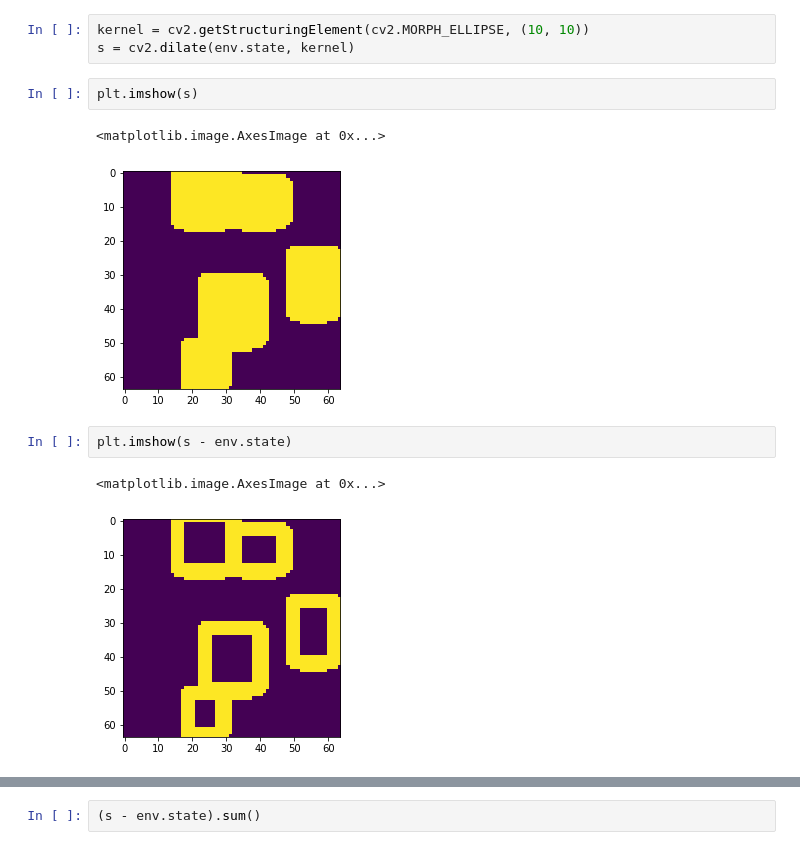
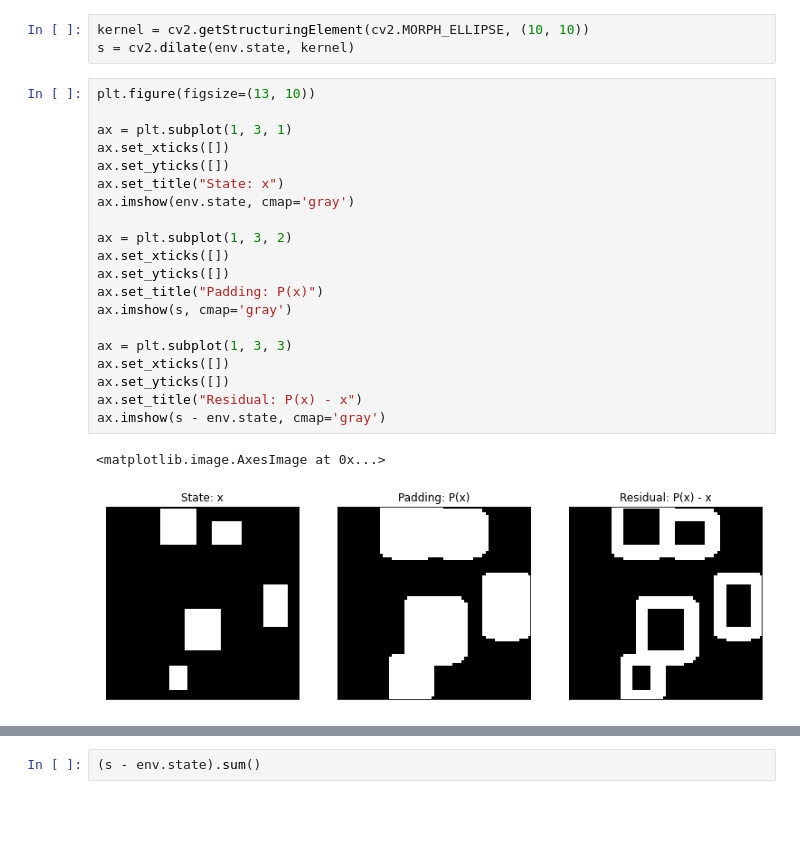
Before and after one commit to hogunkee/PalletLoading_skt, a Jupyter notebook: Eval.ipynb, the cells around one changed output, grey strips where cells are left out. Cells and saved outputs as stored; diff of their text form; blank space fills up the shorter version.

```diff
--- a/Eval.ipynb
+++ b/Eval.ipynb
@@ -42,13 +42,26 @@ import cv2
 # %%
 kernel = cv2.getStructuringElement(cv2.MORPH_ELLIPSE, (10, 10))
 s = cv2.dilate(env.state, kernel)
-# %%
-plt.imshow(s)
-# %% [output]
-<matplotlib.image.AxesImage at 0x...>
-[figure, removed]
-# %%
-plt.imshow(s - env.state)
-# %% [output]
-<matplotlib.image.AxesImage at 0x...>
-[figure, removed]
+# %%
+plt.figure(figsize=(13, 10))
+
+ax = plt.subplot(1, 3, 1)
+ax.set_xticks([])
+ax.set_yticks([])
+ax.set_title("State: x")
+ax.imshow(env.state, cmap='gray')
+
+ax = plt.subplot(1, 3, 2)
+ax.set_xticks([])
+ax.set_yticks([])
+ax.set_title("Padding: P(x)")
+ax.imshow(s, cmap='gray')
+
+ax = plt.subplot(1, 3, 3)
+ax.set_xticks([])
+ax.set_yticks([])
+ax.set_title("Residual: P(x) - x")
+ax.imshow(s - env.state, cmap='gray')
+# %% [output]
+<matplotlib.image.AxesImage at 0x...>
+[figure, added]
```
Also changed, not shown: parts of 10 cells of this notebook, 1 other file.
